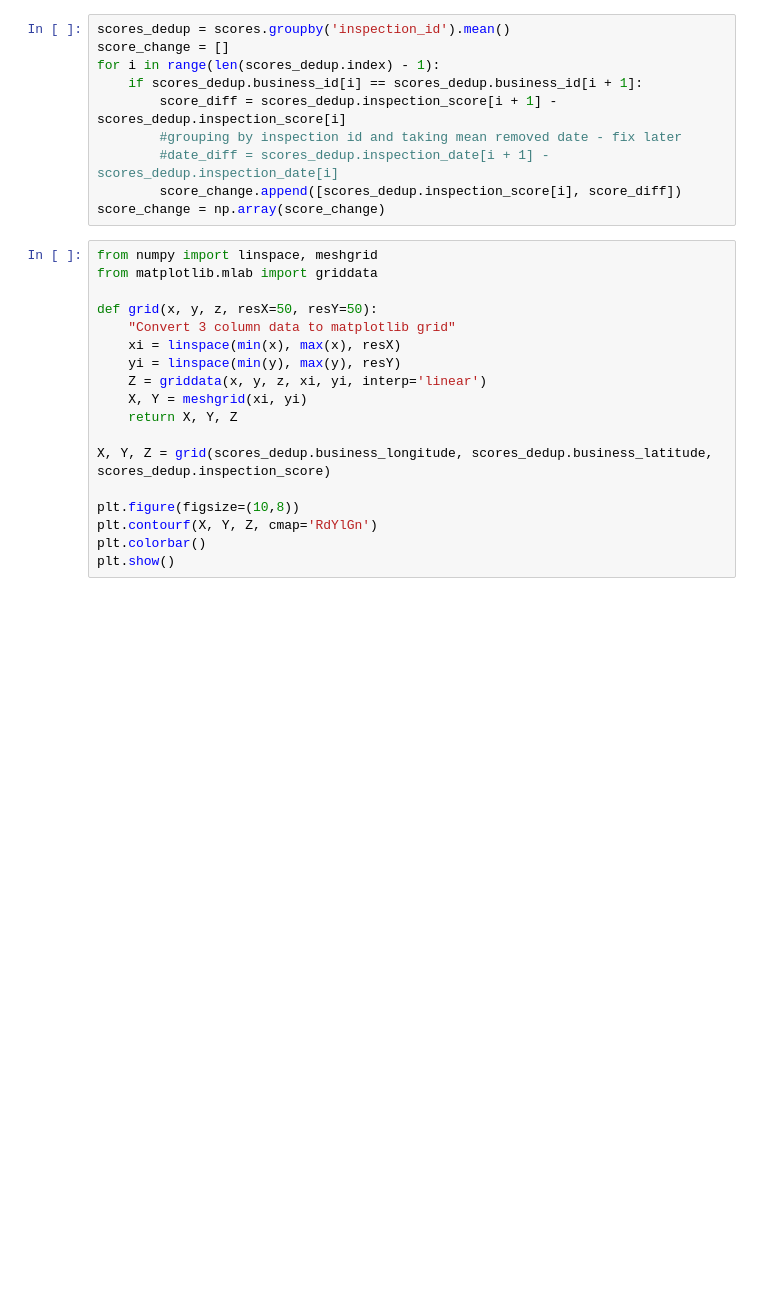
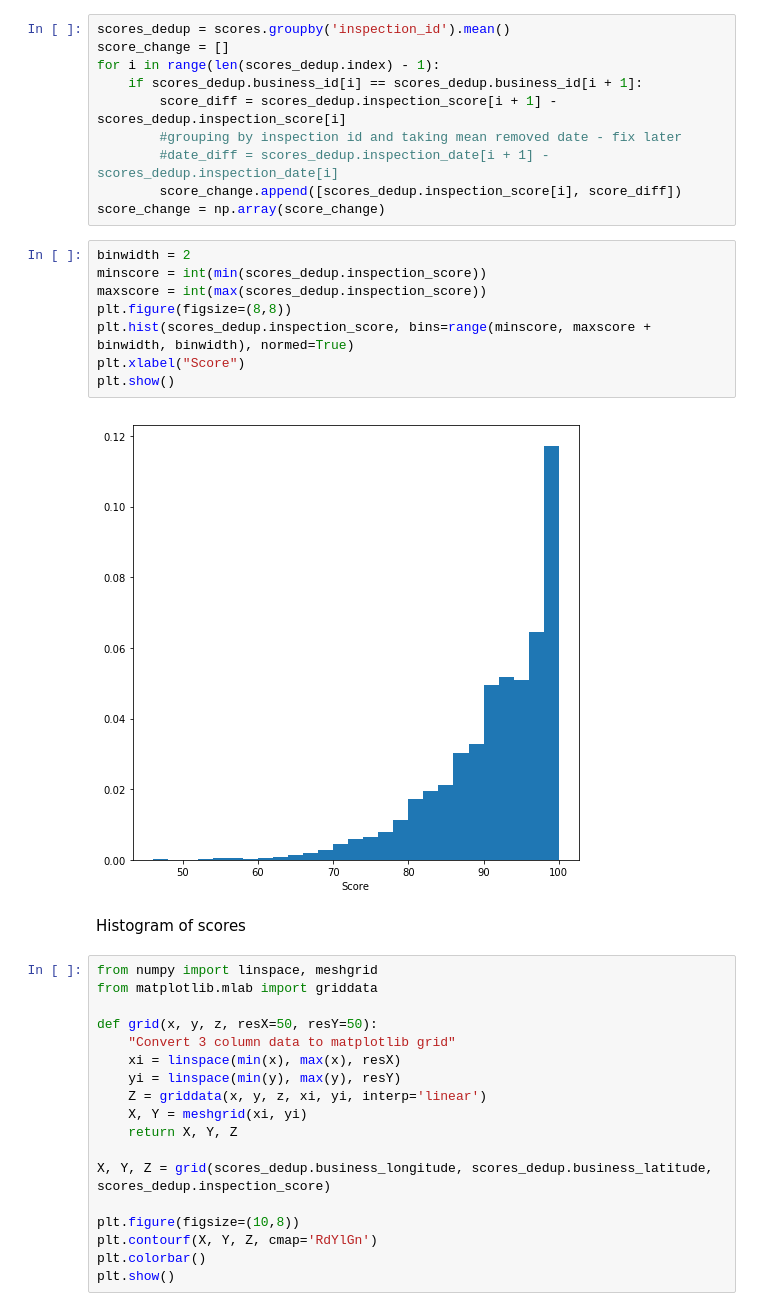
Before and after one commit to aethomps/SF_restaurant_scores, a Jupyter notebook: Restaurant Scores.ipynb, the cells around one changed output. Drawn from its saved outputs; the diff is of its cells as text; blank space fills up the shorter version.

```diff
--- a/Restaurant Scores.ipynb
+++ b/Restaurant Scores.ipynb
@@ -60,6 +52,18 @@ for i in range(len(scores_dedup.index) - 1):
         #date_diff = scores_dedup.inspection_date[i + 1] - scores_dedup.inspection_date[i]
         score_change.append([scores_dedup.inspection_score[i], score_diff])
 score_change = np.array(score_change)
+# %%
+binwidth = 2
+minscore = int(min(scores_dedup.inspection_score))
+maxscore = int(max(scores_dedup.inspection_score))
+plt.figure(figsize=(8,8))
+plt.hist(scores_dedup.inspection_score, bins=range(minscore, maxscore + binwidth, binwidth), normed=True)
+plt.xlabel("Score")
+plt.show()
+# %% [output]
+[figure, added]
+# %% [markdown]
+Histogram of scores
 # %%
 from numpy import linspace, meshgrid
 from matplotlib.mlab import griddata
```
Also changed, not shown: parts of 4 cells of this notebook.
